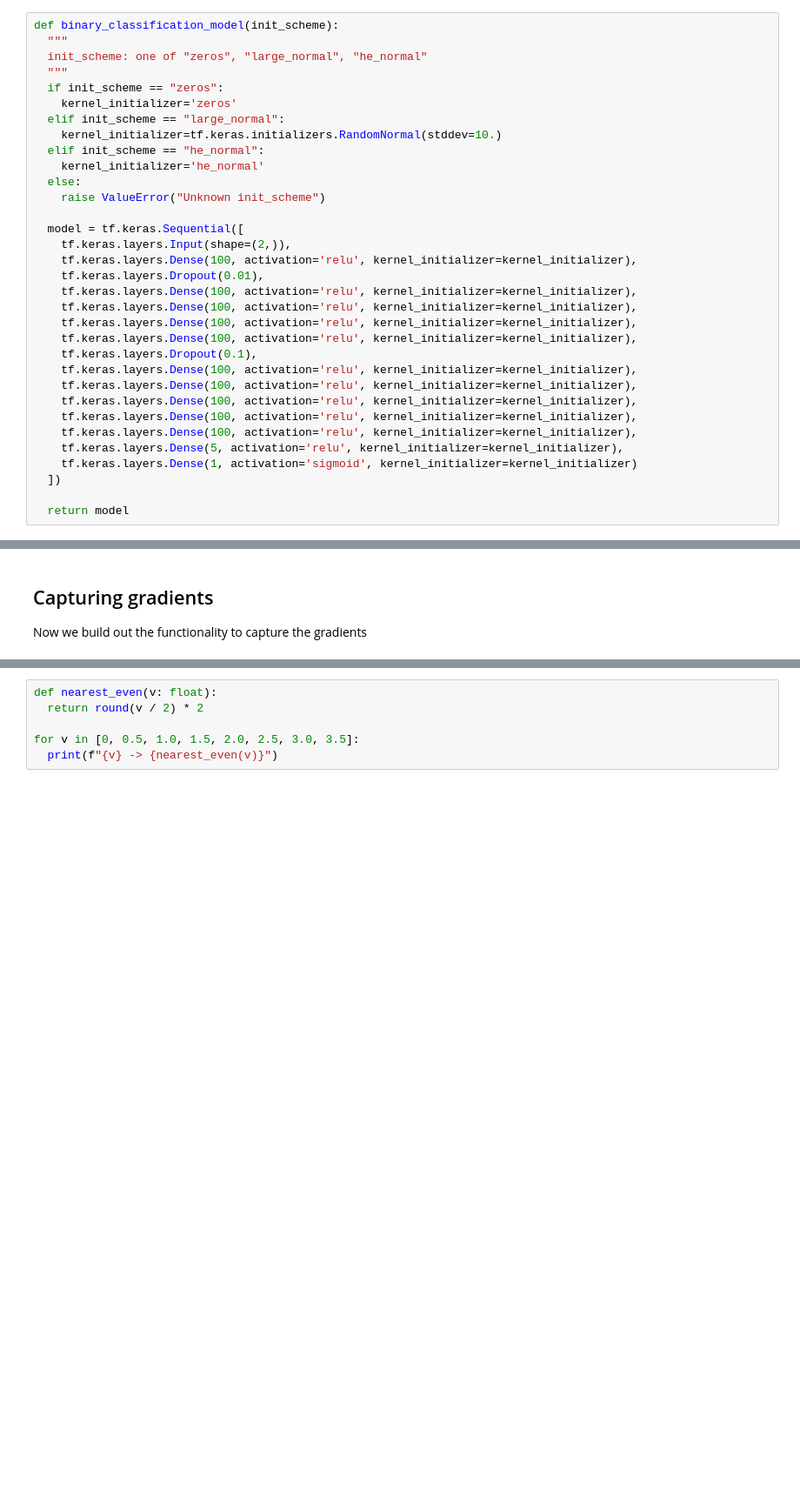
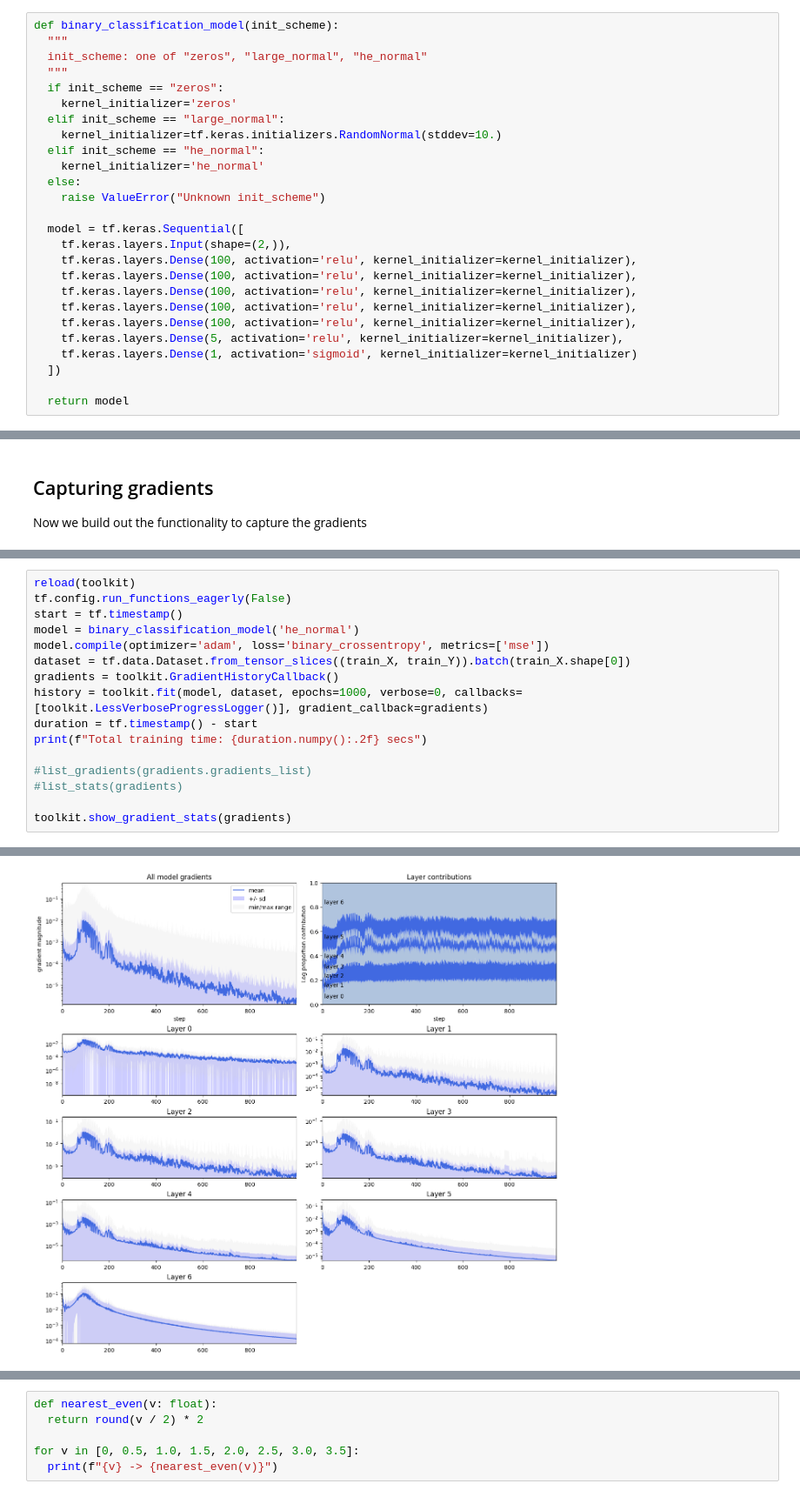
Before and after one commit to malcolmlett/training-instrumentation-toolkit, a Jupyter notebook: Learning_visualisations_v7.ipynb, the cells around one changed output, grey strips where cells are left out. Shown at 87% size. Cells and saved outputs as stored; diff of their text form; blank space fills up the shorter version.

```diff
--- a/Learning_visualisations_v7.ipynb
+++ b/Learning_visualisations_v7.ipynb
@@ -84,13 +92,6 @@ def binary_classification_model(init_scheme):
   model = tf.keras.Sequential([
     tf.keras.layers.Input(shape=(2,)),
     tf.keras.layers.Dense(100, activation='relu', kernel_initializer=kernel_initializer),
-    tf.keras.layers.Dropout(0.01),
-    tf.keras.layers.Dense(100, activation='relu', kernel_initializer=kernel_initializer),
-    tf.keras.layers.Dense(100, activation='relu', kernel_initializer=kernel_initializer),
-    tf.keras.layers.Dense(100, activation='relu', kernel_initializer=kernel_initializer),
-    tf.keras.layers.Dense(100, activation='relu', kernel_initializer=kernel_initializer),
-    tf.keras.layers.Dropout(0.1),
-    tf.keras.layers.Dense(100, activation='relu', kernel_initializer=kernel_initializer),
     tf.keras.layers.Dense(100, activation='relu', kernel_initializer=kernel_initializer),
     tf.keras.layers.Dense(100, activation='relu', kernel_initializer=kernel_initializer),
     tf.keras.layers.Dense(100, activation='relu', kernel_initializer=kernel_initializer),
@@ -395,0 +186,17 @@ roundmath.sqrt(12) / 2
+# %%
+reload(toolkit)
+tf.config.run_functions_eagerly(False)
+start = tf.timestamp()
+model = binary_classification_model('he_normal')
+model.compile(optimizer='adam', loss='binary_crossentropy', metrics=['mse'])
+dataset = tf.data.Dataset.from_tensor_slices((train_X, train_Y)).batch(train_X.shape[0])
+gradients = toolkit.GradientHistoryCallback()
+history = toolkit.fit(model, dataset, epochs=1000, verbose=0, callbacks=[toolkit.LessVerboseProgressLogger()], gradient_callback=gradients)
+duration = tf.timestamp() - start
+print(f"Total training time: {duration.numpy():.2f} secs")
+
+#list_gradients(gradients.gradients_list)
+#list_stats(gradients)
+
+toolkit.show_gradient_stats(gradients)
+# %% [output]
@@ -395,0 +215 @@ roundmath.sqrt(12) / 2
+[figure, added]
```
Also changed, not shown: parts of 18 cells of this notebook.
